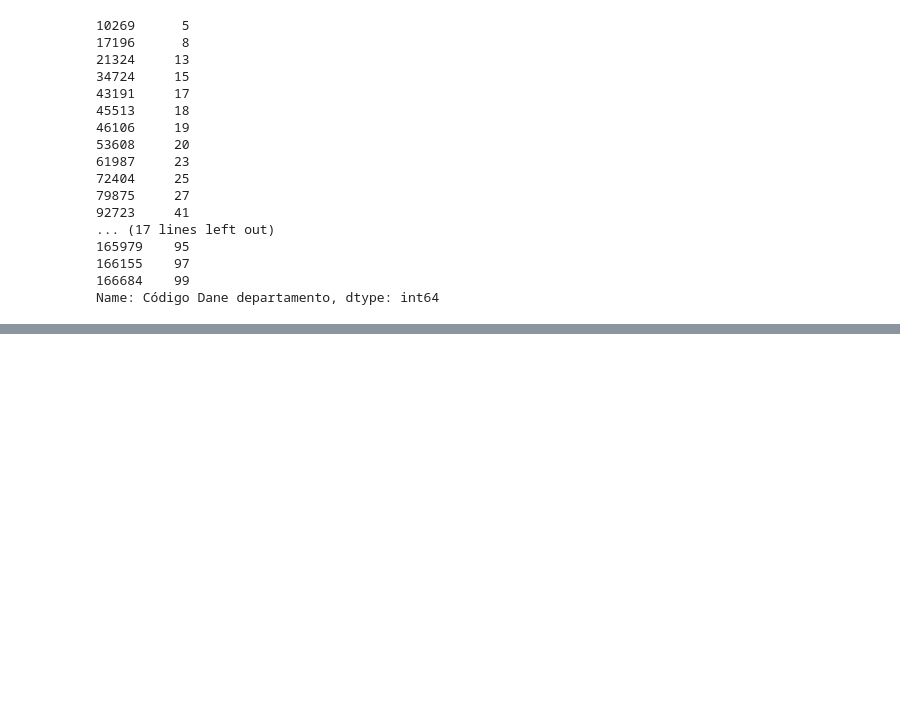
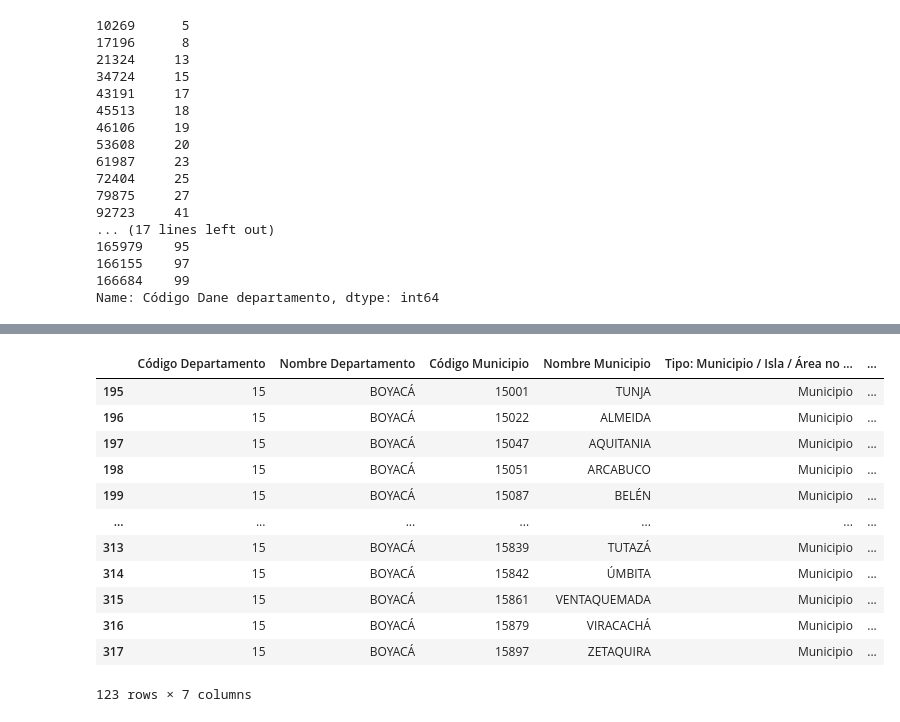
Before and after one commit to BrayanPineda1604/big-data-postgraduate-bpineda, a Jupyter notebook: kit/Notebooks/Exercises/01_Geopandas.ipynb, the cells around one changed output, grey strips where cells are left out. Cells and saved outputs as stored; diff of their text form; code cells hidden in the pictures; blank space fills up the shorter version.

```diff
--- a/kit/Notebooks/Exercises/01_Geopandas.ipynb
+++ b/kit/Notebooks/Exercises/01_Geopandas.ipynb
@@ -138,0 +204,16 @@ print(df_eva['Código Dane departamento'].sort_values().unique())
+# %%
+display(divipola_boyaca_municipios[~divipola_boyaca_municipios['Código Municipio'].isin(gdf_municipios['mpio_ccdgo'])])
+# %% [output]
+|  | Código Departamento | Nombre Departamento | Código Municipio | Nombre Municipio | Tipo: Municipio / Isla / Área no ... | ... |
+| 195 | 15 | BOYACÁ | 15001 | TUNJA | Municipio | ... |
+| 196 | 15 | BOYACÁ | 15022 | ALMEIDA | Municipio | ... |
+| 197 | 15 | BOYACÁ | 15047 | AQUITANIA | Municipio | ... |
+| 198 | 15 | BOYACÁ | 15051 | ARCABUCO | Municipio | ... |
+| 199 | 15 | BOYACÁ | 15087 | BELÉN | Municipio | ... |
+| ... | ... | ... | ... | ... | ... | ... |
+| 313 | 15 | BOYACÁ | 15839 | TUTAZÁ | Municipio | ... |
+| 314 | 15 | BOYACÁ | 15842 | ÚMBITA | Municipio | ... |
+| 315 | 15 | BOYACÁ | 15861 | VENTAQUEMADA | Municipio | ... |
+| 316 | 15 | BOYACÁ | 15879 | VIRACACHÁ | Municipio | ... |
+| 317 | 15 | BOYACÁ | 15897 | ZETAQUIRA | Municipio | ... |
+123 rows × 7 columns
```
Also changed, not shown: parts of 7 cells of this notebook.
